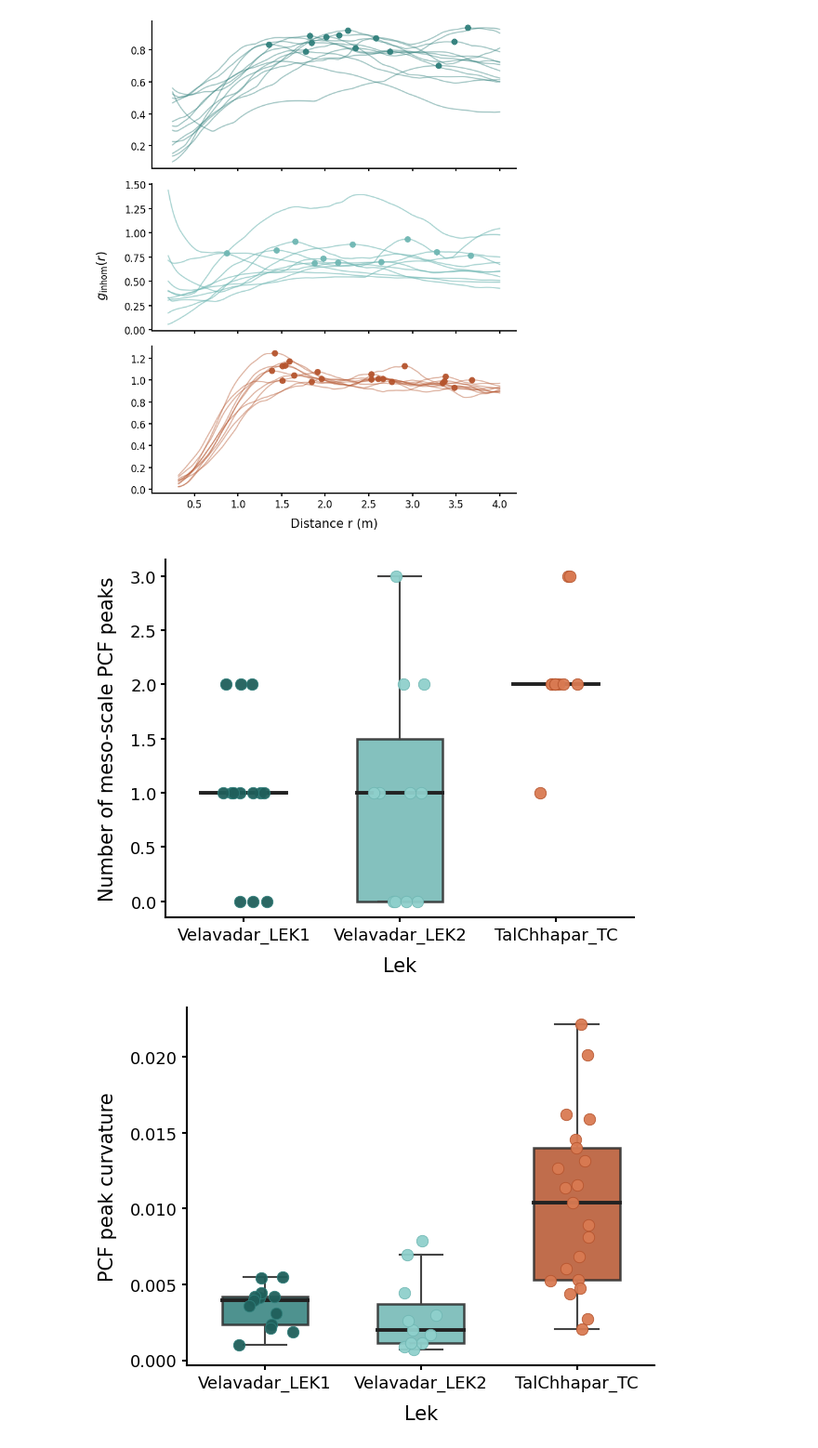
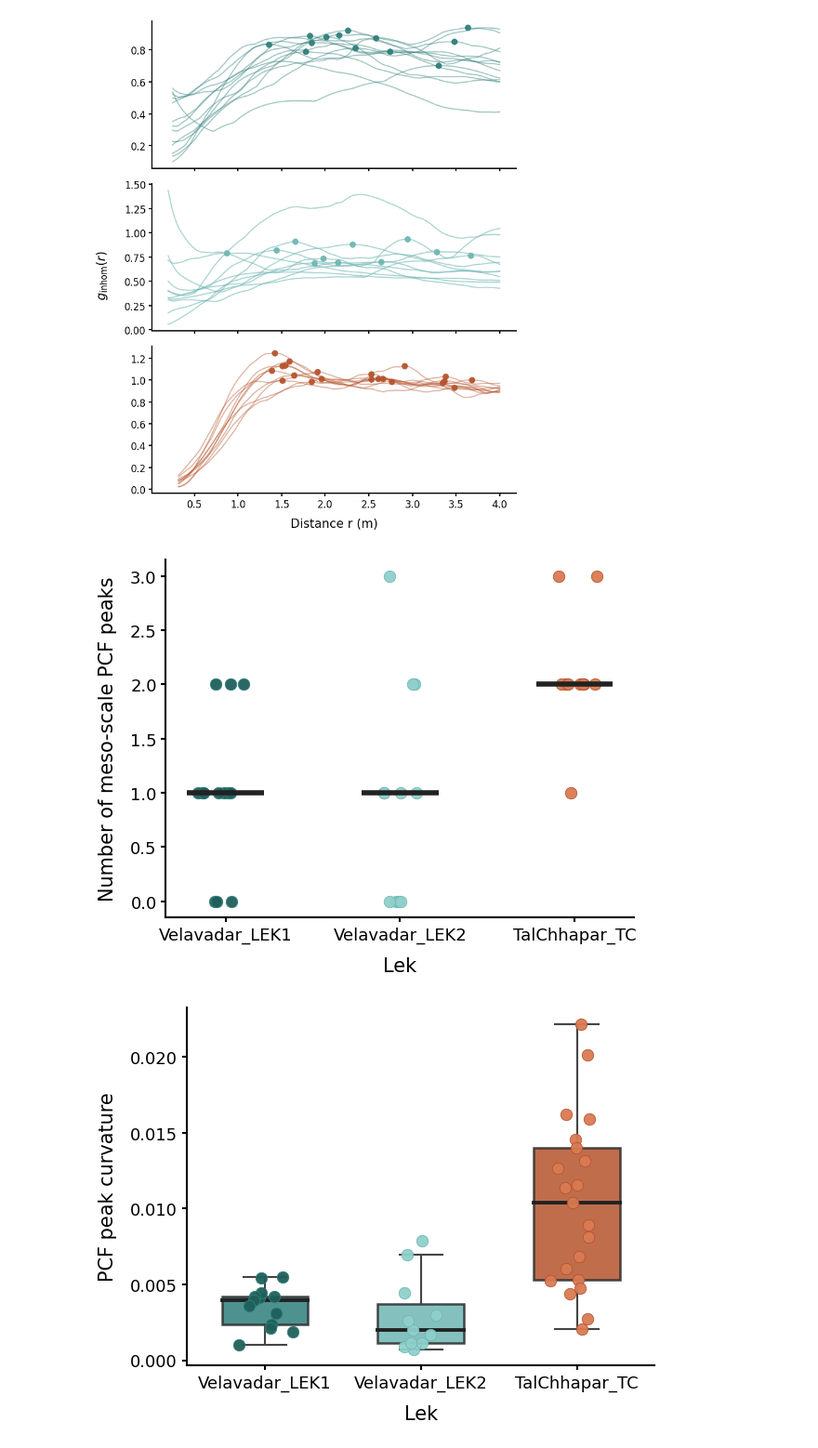
Before and after one commit to ruthviksp/territory_geometry, a Jupyter notebook: plot_pcf.ipynb, the cells around one changed output. Shown at 93% size. Cells and saved outputs as stored; diff of their text form; code cells hidden in the pictures.

Commit message:
cleaned plots

```diff
--- a/plot_pcf.ipynb
+++ b/plot_pcf.ipynb
@@ -92,42 +92,41 @@ plt.tight_layout()
 plt.savefig(out_dir/'pcf_curves_scaled.png', dpi=300, bbox_inches='tight')
 # %% [output]
 [figure]
-# %%
-# One row per lek × date
-peaks_npeaks = (peaks[['lek_id', 'date', 'n_peaks']].drop_duplicates())
-
-## Number of peaks per date
-fig, ax = plt.subplots(figsize=(6.5, 5))
-
-data_by_lek = [peaks_npeaks.loc[peaks_npeaks['lek_id'] == lek, 'n_peaks'].values for lek in lek_labels_ordered]
-
-bp = ax.boxplot(data_by_lek, widths=0.55, patch_artist=True, showfliers=False,
-                boxprops=dict(color='#2B2B2B', linewidth=1.8),
-                medianprops=dict(color='#222222', linewidth=2.8), whiskerprops=dict(linewidth=1.5, color='#444444'),
-                capprops=dict(linewidth=1.5, color='#444444'))
-
-for patch, lek in zip(bp['boxes'], lek_labels_ordered):
-    patch.set_facecolor(fill_cols[lek])
-    patch.set_alpha(0.85)
-
-for i, lek in enumerate(lek_labels_ordered):
-    y = peaks_npeaks.loc[peaks_npeaks['lek_id'] == lek, 'n_peaks'].values
-    x = np.random.normal(i + 1, 0.08, size=len(y))
-    ax.scatter(x, y, s=80, color=point_cols[lek], edgecolor=fill_cols[lek], linewidth=0.6, alpha=0.95, zorder=3)
-
-ax.spines['top'].set_visible(False)
-ax.spines['right'].set_visible(False)
-ax.spines['left'].set_linewidth(1.5)
-ax.spines['bottom'].set_linewidth(1.5)
-
-ax.tick_params(axis='both', which='major', labelsize=13, width=1.5)
-ax.set_xticklabels(lek_labels)
-ax.set_xlabel('Lek', fontsize=15, labelpad=10)
-ax.set_ylabel('Number of meso-scale PCF peaks', fontsize=15, labelpad=10)
-
-plt.savefig(out_dir/'pcf_npeaks.png', dpi=300, bbox_inches='tight')
-# %% [output]
-[figure, removed]
+# %%
+# One row per lek × date
+peaks_npeaks = (peaks[['lek_id', 'date', 'n_peaks']].drop_duplicates())
+
+## Number of peaks per date
+fig, ax = plt.subplots(figsize=(6.5, 5))
+
+for i, lek in enumerate(lek_labels_ordered):
+
+    y = peaks_npeaks.loc[peaks_npeaks['lek_id'] == lek, 'n_peaks'].values
+    x = np.random.normal(i + 1, 0.08, size=len(y))
+
+    # Jittered points
+    ax.scatter(x, y, s=80, color=point_cols[lek], edgecolor=fill_cols[lek], linewidth=0.6, alpha=0.95, zorder=3)
+
+    # Median bar
+    med = np.median(y)
+    ax.hlines(med, i + 1 - 0.22, i + 1 + 0.22, linewidth=4, color='#222222', zorder=4)
+
+# Axis styling
+ax.spines['top'].set_visible(False)
+ax.spines['right'].set_visible(False)
+ax.spines['left'].set_linewidth(1.5)
+ax.spines['bottom'].set_linewidth(1.5)
+
+ax.tick_params(axis='both', which='major', labelsize=13, width=1.5)
+ax.set_xticks(range(1, len(lek_labels) + 1))
+ax.set_xticklabels(lek_labels)
+
+ax.set_xlabel('Lek', fontsize=15, labelpad=10)
+ax.set_ylabel('Number of meso-scale PCF peaks', fontsize=15, labelpad=10)
+
+plt.savefig(out_dir / 'pcf_npeaks.png', dpi=300, bbox_inches='tight')
+# %% [output]
+[figure, added]
 # %%
 ## PCF peak curvature
 
```
Also changed, not shown: 1 other file.
